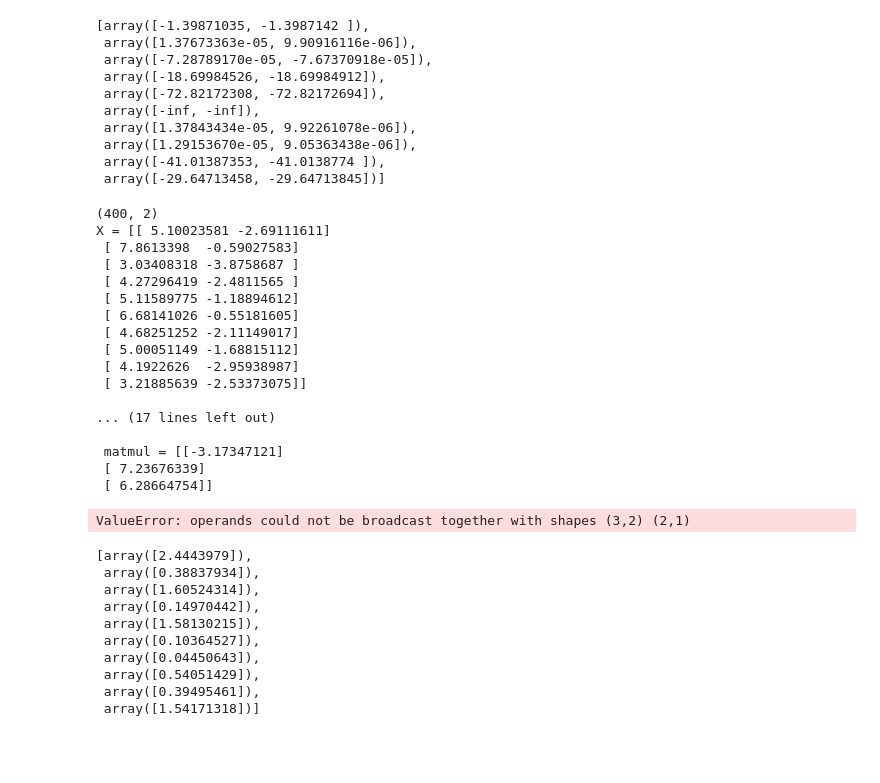
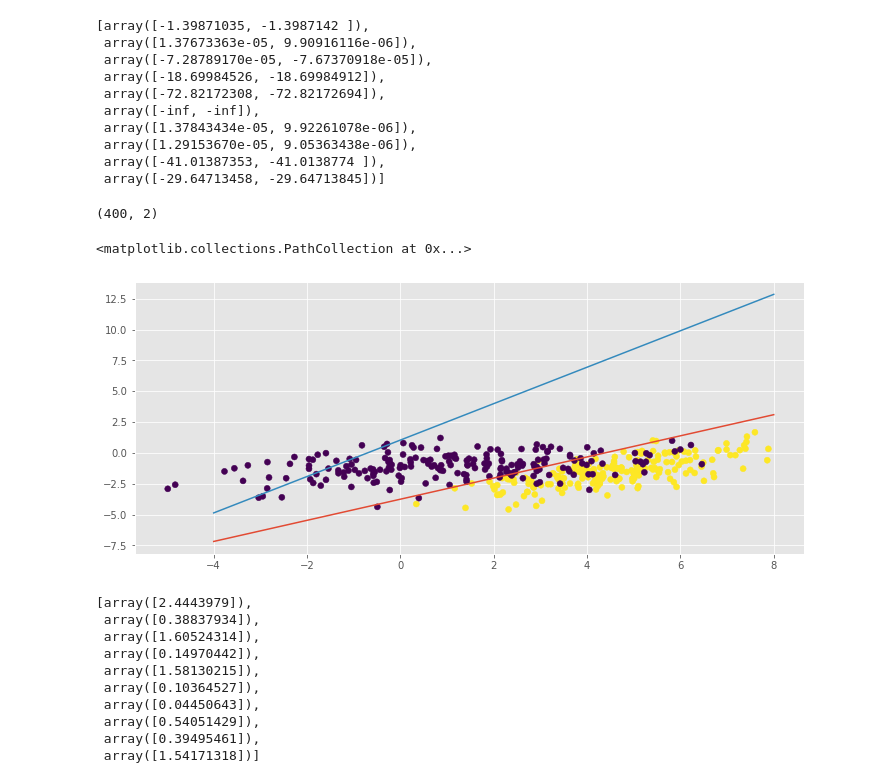
Before and after one commit to bulatko/msu_dm1, a Jupyter notebook: hw2/hw2.ipynb, the cells around one changed output. Cells and saved outputs as stored; diff of their text form; code cells hidden in the pictures; blank space fills up the shorter version.

```diff
--- a/hw2/hw2.ipynb
+++ b/hw2/hw2.ipynb
@@ -374,8 +376,6 @@ class MySGDClassifier(BaseEstimator, ClassifierMixin):
         if self.model_type == 'lin_reg':
             loss = 1 / N * np.linalg.norm((y_batch - np.matmul(X_batch, w)), axis=1) ** 2
             + 1 / self.C * np.linalg.norm(w, axis=1) ** 2
-            print("|{}| ={}".format(y_batch - np.matmul(X_batch, w),
-                                     np.linalg.norm((y_batch - np.matmul(X_batch, w)), axis=1) ** 2 ))
         elif self.model_type == 'log_reg':
             l1 = y_batch * np.log(sigmoid(np.matmul(X_batch, w)))
             l2 = (1 - y_batch) * np.log(1 - sigmoid(np.matmul(X_batch, w)))
@@ -394,11 +394,10 @@ class MySGDClassifier(BaseEstimator, ClassifierMixin):
         w = self.weights
         N = X_batch.shape[0]
         if self.model_type == 'lin_reg':
-            print("-" * 60 + "\nX_batch = {} shape = {}\n\nw = {} shape = {}\n\n matmul = {}".
-                  format(X_batch, X_batch.shape, w, w.shape, np.matmul(X_batch, w)))
-            loss_grad = 2 / N * np.matmul(np.linalg.transpose()(np.matmul(X_batch, w) - y_batch)) + 2 / self.C * w
+            loss_grad = 2 / N * np.matmul(np.transpose(X_batch), (np.matmul(X_batch, w) - y_batch)) + 2 / self.C * w
         elif self.model_type == 'log_reg':
-            loss_grad = 1 / N * (1 / (1 + np.exp(np.matmul(X_batch, w))) - y_batch) + 2 / self.C * w
+            loss_grad = 1 / N * np.matmul(np.transpose(X_batch),
+                                          (1 / (1 + np.exp(np.matmul(X_batch, w))) - y_batch)) + 2 / self.C * w
 
         """
         Считаем  градиент функции потерь по батчу (то что Вы вывели в задании 1)
@@ -410,7 +409,6 @@ class MySGDClassifier(BaseEstimator, ClassifierMixin):
         return loss_grad
 
     def update_weights(self, new_grad):
-
         self.weights = self.weights - self.alpha * new_grad
         """
         Обновляем вектор весов
@@ -425,15 +423,14 @@ class MySGDClassifier(BaseEstimator, ClassifierMixin):
         '''
 
         # Нужно инициализровать случайно веса
+        o = np.ones((X.shape[0], 1))
+        X = np.concatenate((o, X), axis=1)
         self.weights = np.random.normal(0, 1, X.shape[1]).reshape(X.shape[1], 1)
-
-        print("X = {}\n\n y = {}\n\n".format(X[:10], y[:10]))
         for n in range(0, self.max_epoch):
             new_epoch_generator = self.batch_generator(X, y, batch_size=3)
             for batch_num, new_batch in enumerate(new_epoch_generator):
                 X_batch = new_batch[0]
-                y_batch = new_batch[1]
-                print("X_b = {}\n\n y_b = {}\n\n".format(X_batch, y_batch))
+                y_batch = new_batch[1].reshape((X_batch.shape[0], 1))
                 batch_grad = self.calc_loss_grad(X_batch, y_batch)
                 self.update_weights(batch_grad)
                 # Подумайте в каком месте стоит посчитать ошибку для отладки модели
@@ -469,10 +466,11 @@ def plot_decision_boundary(clf):
     w = clf.weights
     a = w[0]
     b = w[1]
-    ## ax + by = 0.5
-    ## y = 0.5 / b - a / b * x
-    x = np.linspace(-5, 5, 50)
-    y = 0.5 / b - a / b * x
+    c = w[2]
+    ## a + bx + cy = 0.5
+    ## y = (0.5 - b * x - a) / c
+    x = np.linspace(-4, 8, 50)
+    y = (0.5 - b * x - a) / c
 #     y = a * x + b
     plt.plot(x, y)
 # %%
@@ -491,42 +489,27 @@ clf_log.errors_log['loss'][-10:]
 # %%
 np.random.seed(0)
 
 C1 = np.array([[0., -0.8], [1.5, 0.8]])
 C2 = np.array([[1., -0.7], [2., 0.7]])
 gauss1 = np.dot(np.random.randn(200, 2) + np.array([5, 3]), C1)
 gauss2 = np.dot(np.random.randn(200, 2) + np.array([1.5, 0]), C2)
 
 X = np.vstack([gauss1, gauss2])
 y = np.r_[np.ones(200), np.zeros(200)]
 clf_lin = MySGDClassifier(batch_generator, model_type='lin_reg', C=100, max_epoch=10)
-clf_log = MySGDClassifier(batch_generator, model_type='log_reg', C=10000000)
+clf_log = MySGDClassifier(batch_generator, model_type='log_reg', C=100)
 print(X.shape)
 clf_lin.fit(X, y)
 clf_log.fit(X, y)
 
 plot_decision_boundary(clf_lin)
 plot_decision_boundary(clf_log)
 
 plt.scatter(X[:,0], X[:,1],  c=y)
 # %% [output]
 (400, 2)
-X = [[ 5.10023581 -2.69111611]
- [ 7.8613398  -0.59027583]
- [ 3.03408318 -3.8758687 ]
- [ 4.27296419 -2.4811565 ]
- [ 5.11589775 -1.18894612]
- [ 6.68141026 -0.55181605]
- [ 4.68251252 -2.11149017]
- [ 5.00051149 -1.68815112]
- [ 4.1922626  -2.95938987]
- [ 3.21885639 -2.53373075]]
-
-... (17 lines left out)
-
- matmul = [[-3.17347121]
- [ 7.23676339]
- [ 6.28664754]]
-ValueError: operands could not be broadcast together with shapes (3,2) (2,1)
+<matplotlib.collections.PathCollection at 0x...>
+[figure, added]
 # %%
 clf_lin.errors_log['loss'][-10:]
 # %% [output]
```
Also changed, not shown: parts of 2 cells of this notebook.
